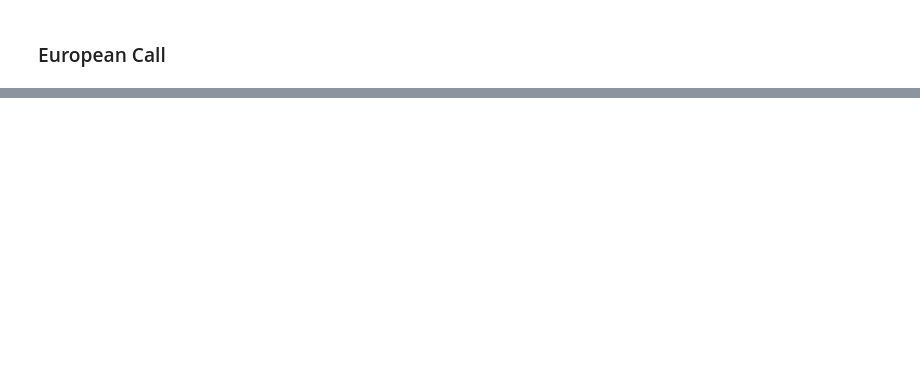
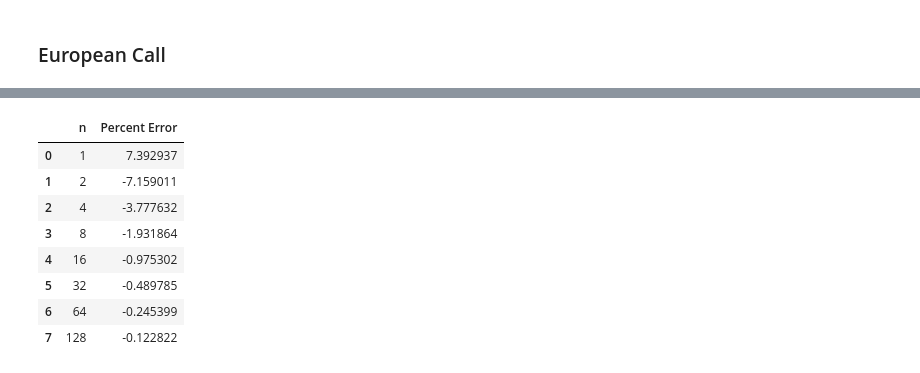
Before and after one commit to sash-wat/BUFN401, a Jupyter notebook: Homework4/HW4.ipynb, the cells around one changed output, grey strips where cells are left out. Cells and saved outputs as stored; diff of their text form; code cells hidden in the pictures; blank space fills up the shorter version.

```diff
--- a/Homework4/HW4.ipynb
+++ b/Homework4/HW4.ipynb
@@ -113,0 +151,15 @@ Root: 100, Option Price=4.73, payoff=0
+# %%
+errors = ((C0_values - blsc_price(100, 100, 0.1, 1, 0.2))/blsc_price(100, 100, 0.1, 1, 0.2) )*100
+
+errorsdf = pd.DataFrame({'n': n_values, 'Percent Error': errors})
+errorsdf
+# %% [output]
+|  | n | Percent Error |
+| 0 | 1 | 7.392937 |
+| 1 | 2 | -7.159011 |
+| 2 | 4 | -3.777632 |
+| 3 | 8 | -1.931864 |
+| 4 | 16 | -0.975302 |
+| 5 | 32 | -0.489785 |
+| 6 | 64 | -0.245399 |
+| 7 | 128 | -0.122822 |
```
Also changed, not shown: parts of 12 cells of this notebook, 5 other files.
